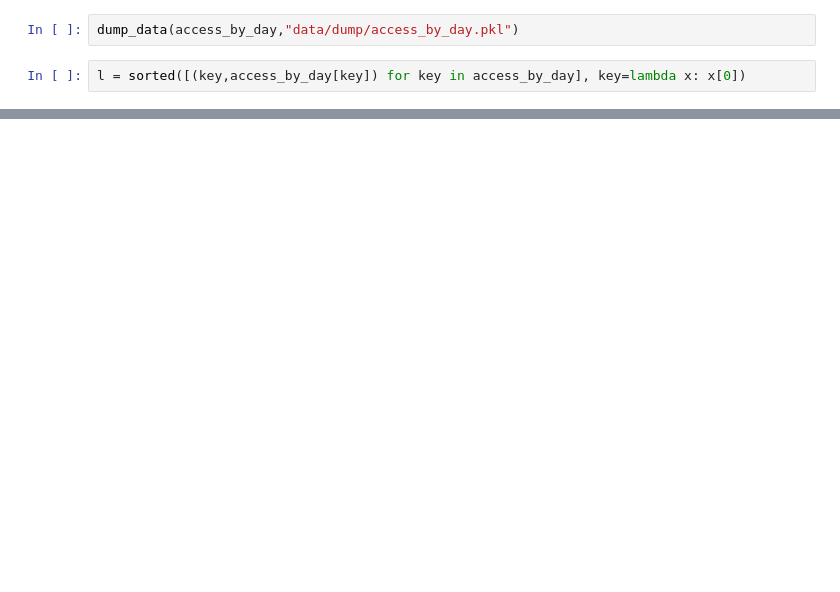
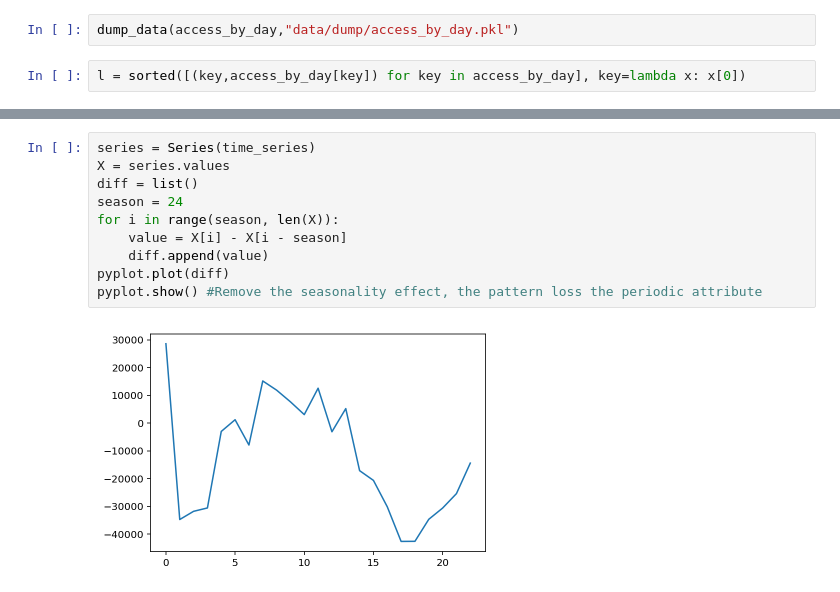
Before and after one commit to xuan-li/CSE-544-Project, a Jupyter notebook: DataTime.ipynb, the cells around one changed output, grey strips where cells are left out. Cells and saved outputs as stored; diff of their text form; blank space fills up the shorter version.

```diff
--- a/DataTime.ipynb
+++ b/DataTime.ipynb
@@ -317,0 +322,12 @@ access_by_day
+# %%
+series = Series(time_series)
+X = series.values
+diff = list()
+season = 24
+for i in range(season, len(X)):
+    value = X[i] - X[i - season]
+    diff.append(value)
+pyplot.plot(diff)
+pyplot.show() #Remove the seasonality effect, the pattern loss the periodic attribute
+# %% [output]
+[figure, added]
```
Also changed, not shown: parts of 23 cells of this notebook, 19 other files.
